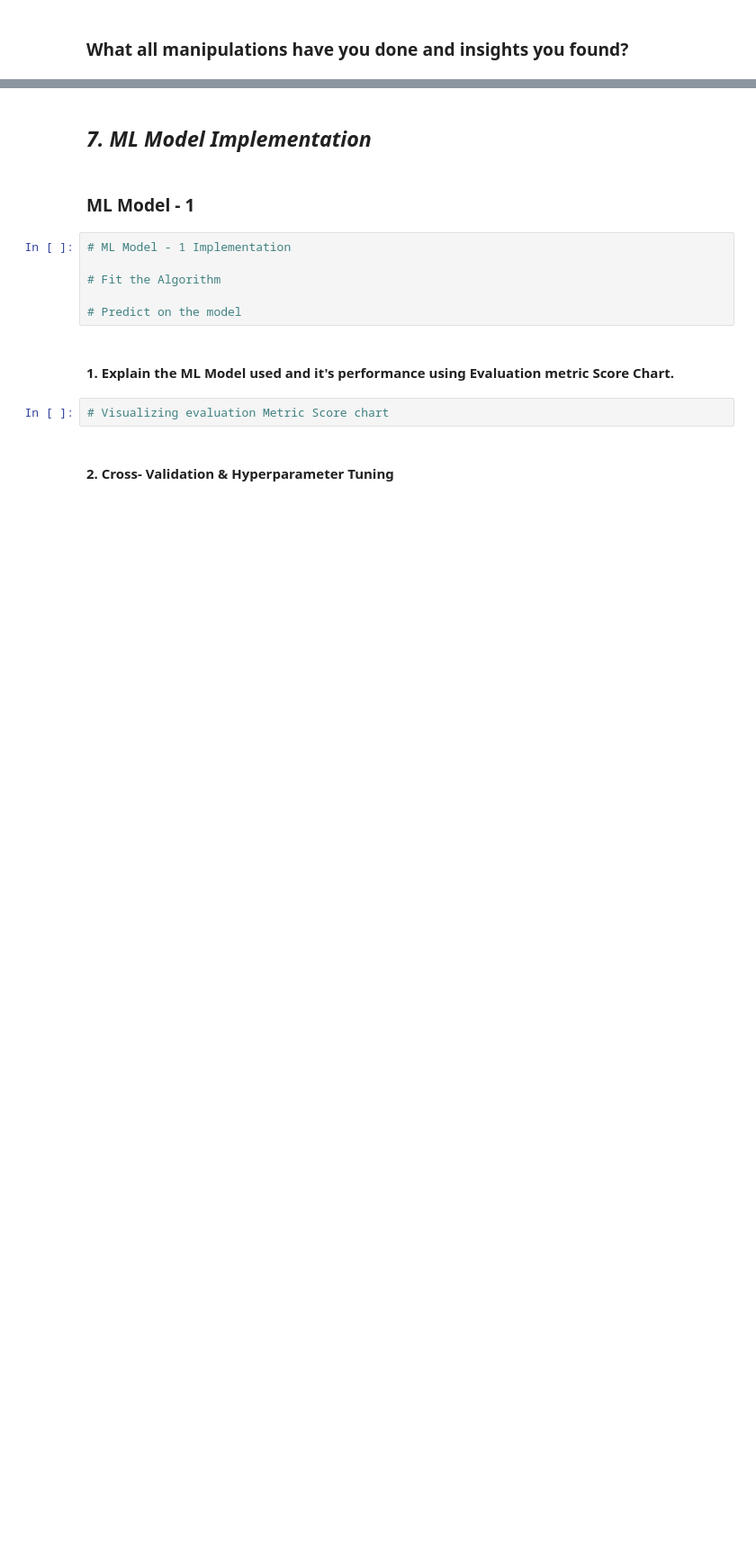
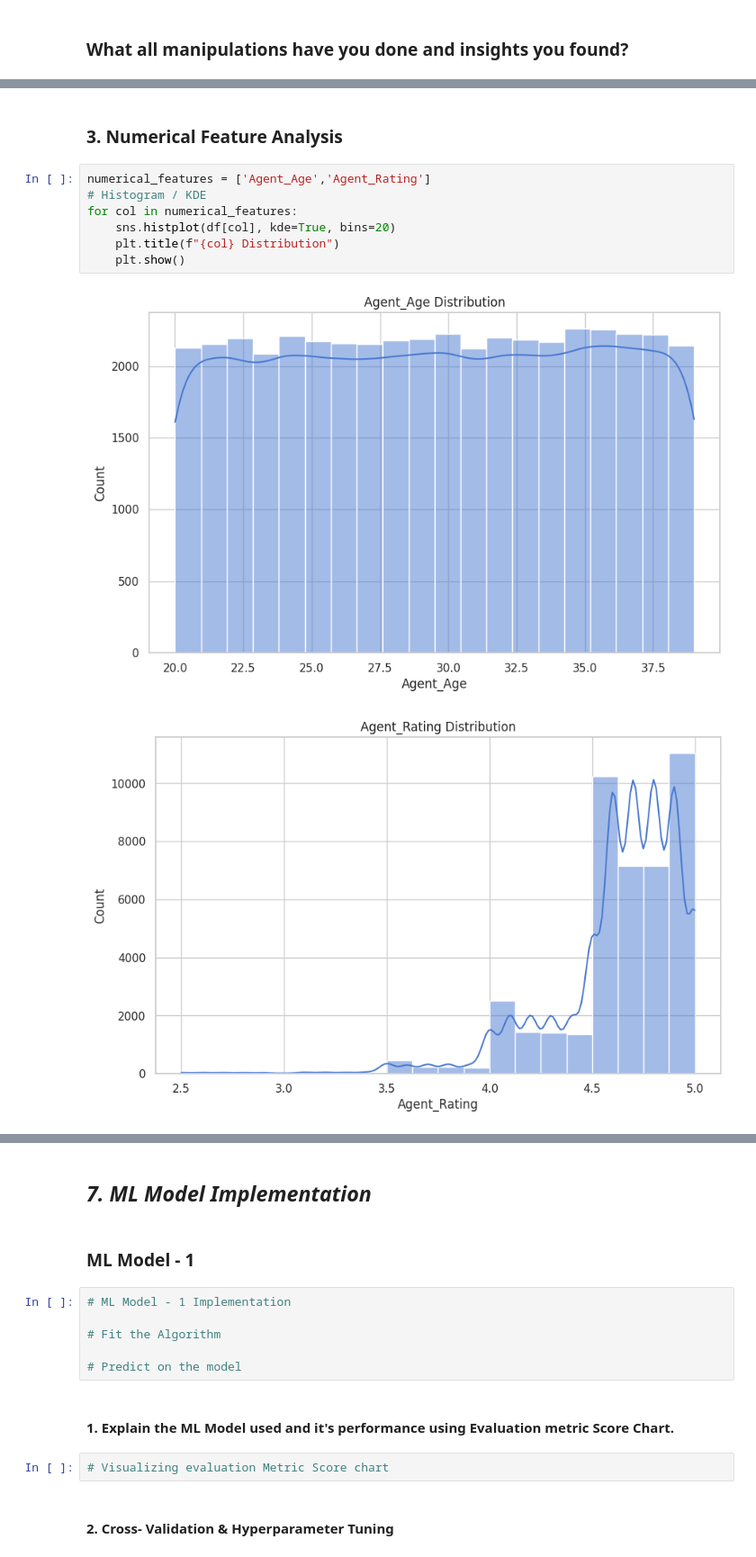
Before and after one commit to Jan2309jr/Amazon-Delivery-Time-Prediction, a Jupyter notebook: Amazon_Delivery_Time_Prediction.ipynb, the cells around one changed output, grey strips where cells are left out. Shown at 90% size. Saved outputs shown, nothing was run; the diff lists cells and outputs as text; blank space fills up the shorter version.

```diff
--- a/Amazon_Delivery_Time_Prediction.ipynb
+++ b/Amazon_Delivery_Time_Prediction.ipynb
@@ -689,0 +401,12 @@ Answer Here.
+# %% [markdown]
+### 3. Numerical Feature Analysis
+# %%
+numerical_features = ['Agent_Age','Agent_Rating']
+# Histogram / KDE
+for col in numerical_features:
+    sns.histplot(df[col], kde=True, bins=20)
+    plt.title(f"{col} Distribution")
+    plt.show()
+# %% [output]
+[figure, added]
+[figure, added]
```
Also changed, not shown: parts of 275 cells of this notebook.
